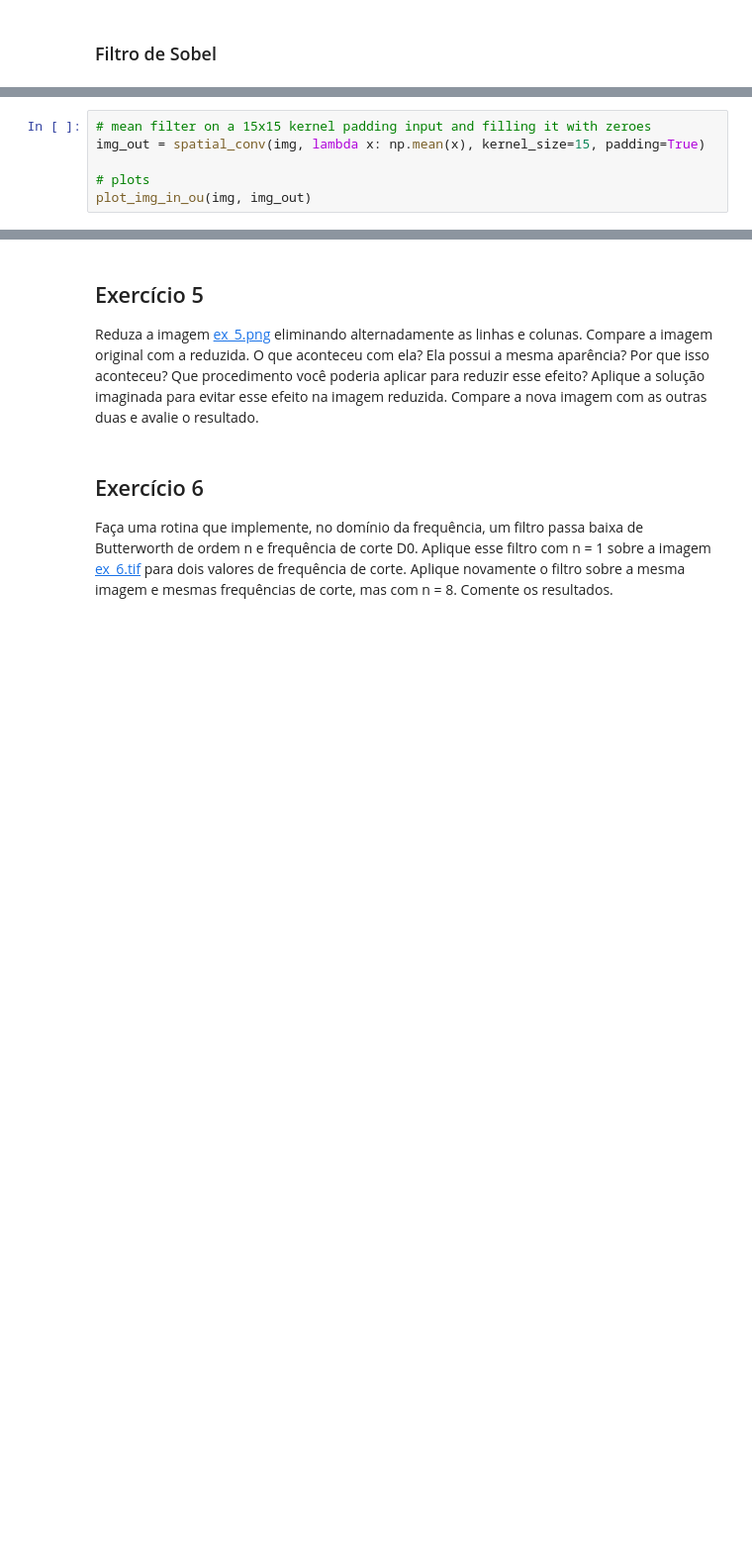
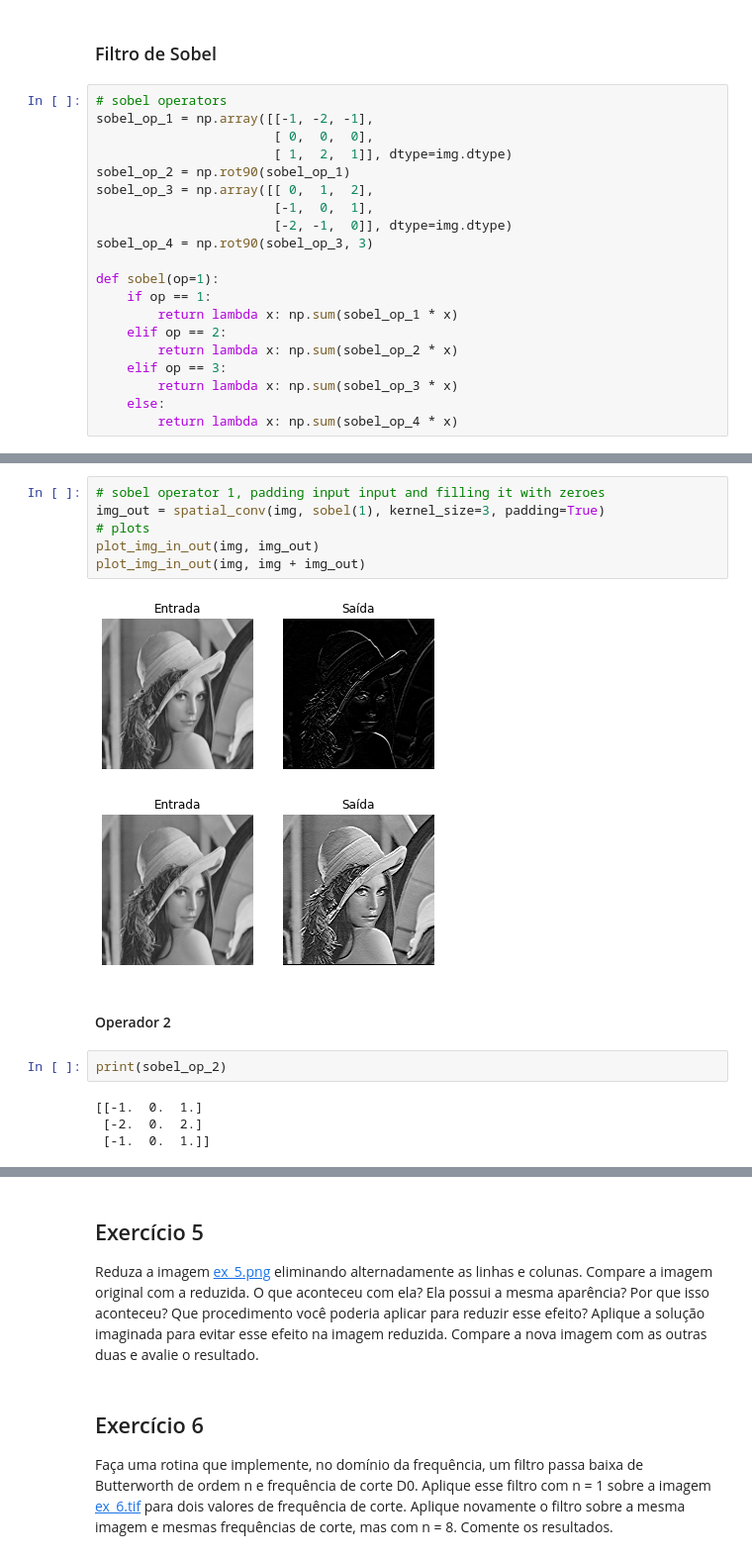
Before and after one commit to gabrielcbenedito/pdi, a Jupyter notebook: lista_1.ipynb, the cells around one changed output, grey strips where cells are left out. Shown at 99% size. Saved outputs shown, nothing was run; the diff lists cells and outputs as text; blank space fills up the shorter version.

```diff
--- a/lista_1.ipynb
+++ b/lista_1.ipynb
@@ -259,2 +289,22 @@ ValueError: operands could not be broadcast together with shapes (13,15) (15,13)
 # %% [markdown]
 ### Filtro de Sobel
+# %%
+# sobel operators
+sobel_op_1 = np.array([[-1, -2, -1],
+                       [ 0,  0,  0],
+                       [ 1,  2,  1]], dtype=img.dtype)
+sobel_op_2 = np.rot90(sobel_op_1)
+sobel_op_3 = np.array([[ 0,  1,  2],
+                       [-1,  0,  1],
+                       [-2, -1,  0]], dtype=img.dtype)
+sobel_op_4 = np.rot90(sobel_op_3, 3)
+
+def sobel(op=1):
+    if op == 1:
+        return lambda x: np.sum(sobel_op_1 * x)
+    elif op == 2:
+        return lambda x: np.sum(sobel_op_2 * x)
+    elif op == 3:
+        return lambda x: np.sum(sobel_op_3 * x)
+    else:
+        return lambda x: np.sum(sobel_op_4 * x)
@@ -261,6 +319,17 @@ ValueError: operands could not be broadcast together with shapes (13,15) (15,13)
 # %%
-# mean filter on a 15x15 kernel padding input and filling it with zeroes
-img_out = spatial_conv(img, lambda x: np.mean(x), kernel_size=15, padding=True)
-
+# sobel operator 1, padding input input and filling it with zeroes
+img_out = spatial_conv(img, sobel(1), kernel_size=3, padding=True)
 # plots
-plot_img_in_ou(img, img_out)
+plot_img_in_out(img, img_out)
+plot_img_in_out(img, img + img_out)
+# %% [output]
+[figure, added]
+[figure, added]
+# %% [markdown]
+#### Operador 2
+# %%
+print(sobel_op_2)
+# %% [output]
+[[-1.  0.  1.]
+ [-2.  0.  2.]
+ [-1.  0.  1.]]
```
Also changed, not shown: parts of 30 cells of this notebook.
